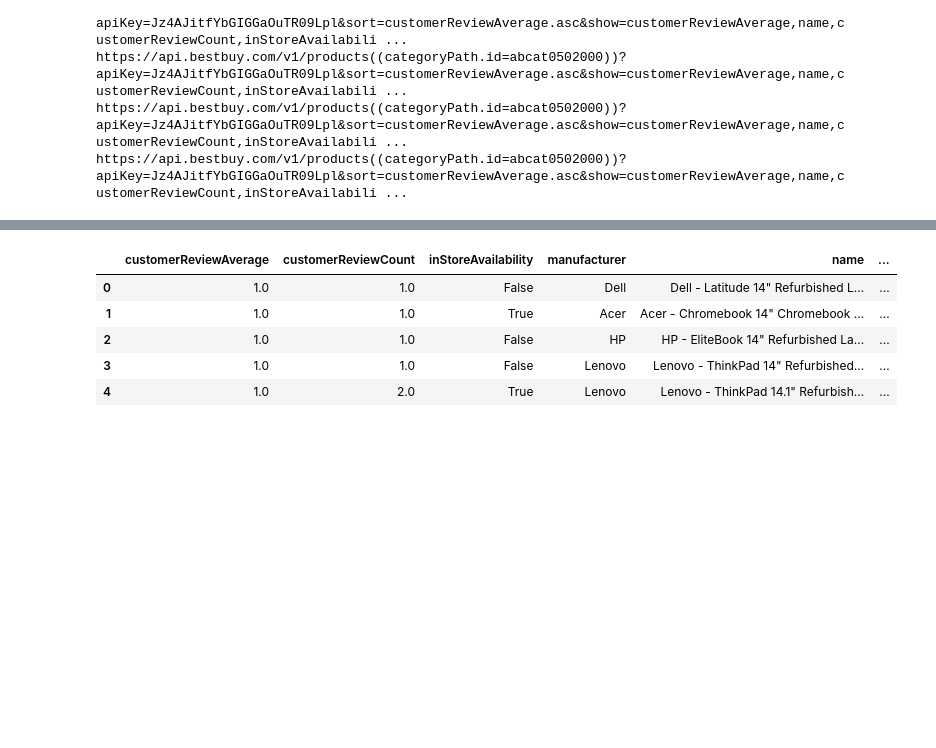
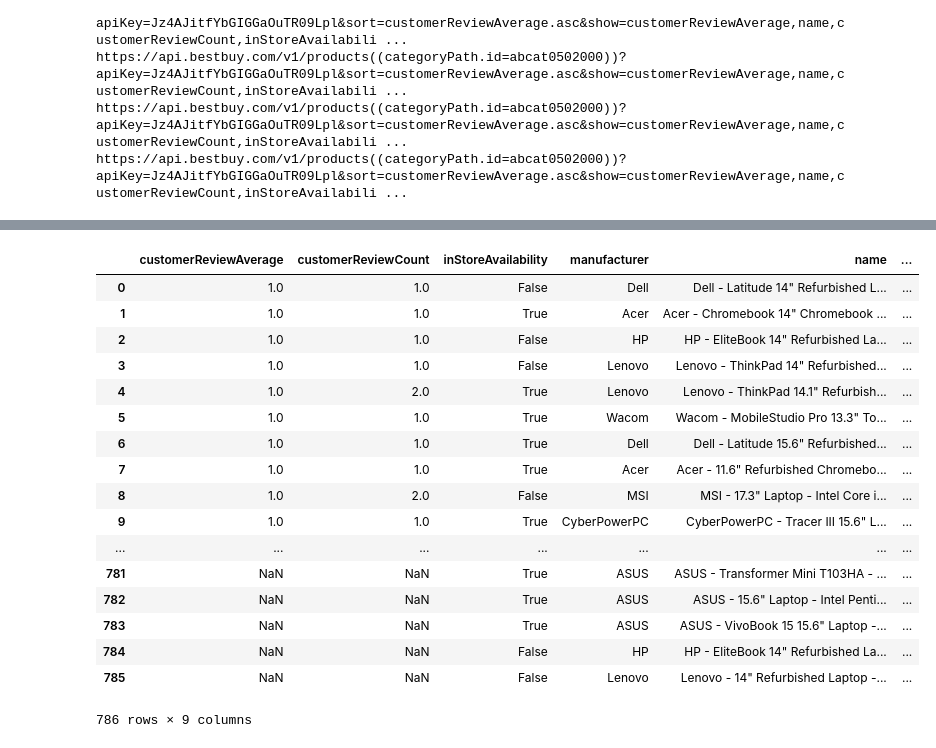
Before and after one commit to craigpreid/HackNSlack, a Jupyter notebook: LaptopBestbuy.ipynb, the cells around one changed output, grey strips where cells are left out. Drawn from its saved outputs; the diff is of its cells as text; code cells hidden in the pictures; blank space fills up the shorter version.

```diff
--- a/LaptopBestbuy.ipynb
+++ b/LaptopBestbuy.ipynb
@@ -58,12 +58,24 @@ print(json.dumps(laptop_list, indent=4, sort_keys=True))
 # %%
 laptopbestbuy_df = pd.DataFrame(laptop_list)
-laptopbestbuy_df.head()
+laptopbestbuy_df
 # %% [output]
 |  | customerReviewAverage | customerReviewCount | inStoreAvailability | manufacturer | name | ... |
 | 0 | 1.0 | 1.0 | False | Dell | Dell - Latitude 14" Refurbished L... | ... |
 | 1 | 1.0 | 1.0 | True | Acer | Acer - Chromebook 14" Chromebook ... | ... |
 | 2 | 1.0 | 1.0 | False | HP | HP - EliteBook 14" Refurbished La... | ... |
 | 3 | 1.0 | 1.0 | False | Lenovo | Lenovo - ThinkPad 14" Refurbished... | ... |
 | 4 | 1.0 | 2.0 | True | Lenovo | Lenovo - ThinkPad 14.1" Refurbish... | ... |
+| 5 | 1.0 | 1.0 | True | Wacom | Wacom - MobileStudio Pro 13.3" To... | ... |
+| 6 | 1.0 | 1.0 | True | Dell | Dell - Latitude 15.6" Refurbished... | ... |
+| 7 | 1.0 | 1.0 | True | Acer | Acer - 11.6" Refurbished Chromebo... | ... |
+| 8 | 1.0 | 2.0 | False | MSI | MSI - 17.3" Laptop - Intel Core i... | ... |
+| 9 | 1.0 | 1.0 | True | CyberPowerPC | CyberPowerPC - Tracer III 15.6" L... | ... |
+| ... | ... | ... | ... | ... | ... | ... |
+| 781 | NaN | NaN | True | ASUS | ASUS - Transformer Mini T103HA - ... | ... |
+| 782 | NaN | NaN | True | ASUS | ASUS - 15.6" Laptop - Intel Penti... | ... |
+| 783 | NaN | NaN | True | ASUS | ASUS - VivoBook 15 15.6" Laptop -... | ... |
+| 784 | NaN | NaN | False | HP | HP - EliteBook 14" Refurbished La... | ... |
+| 785 | NaN | NaN | False | Lenovo | Lenovo - 14" Refurbished Laptop -... | ... |
+786 rows × 9 columns
 # %%
 laptopbestbuy_df.to_csv("LaptopBestbuy.csv", index=False, header=True)
```
Also changed, not shown: parts of 1 cell of this notebook, 6 other files.
